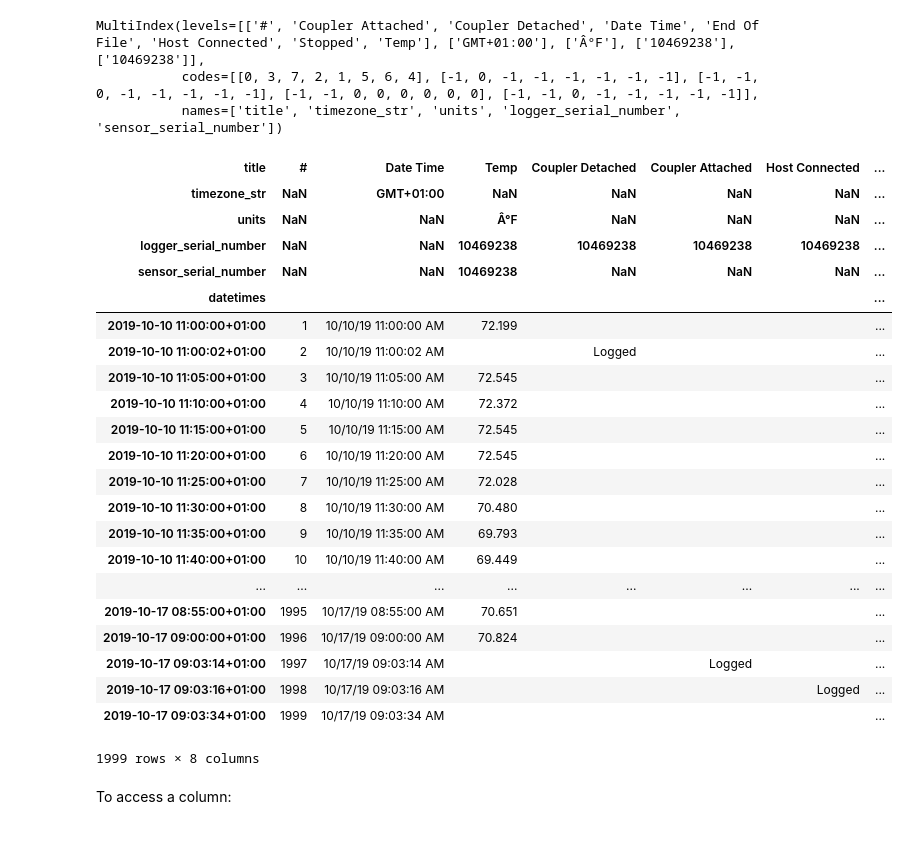
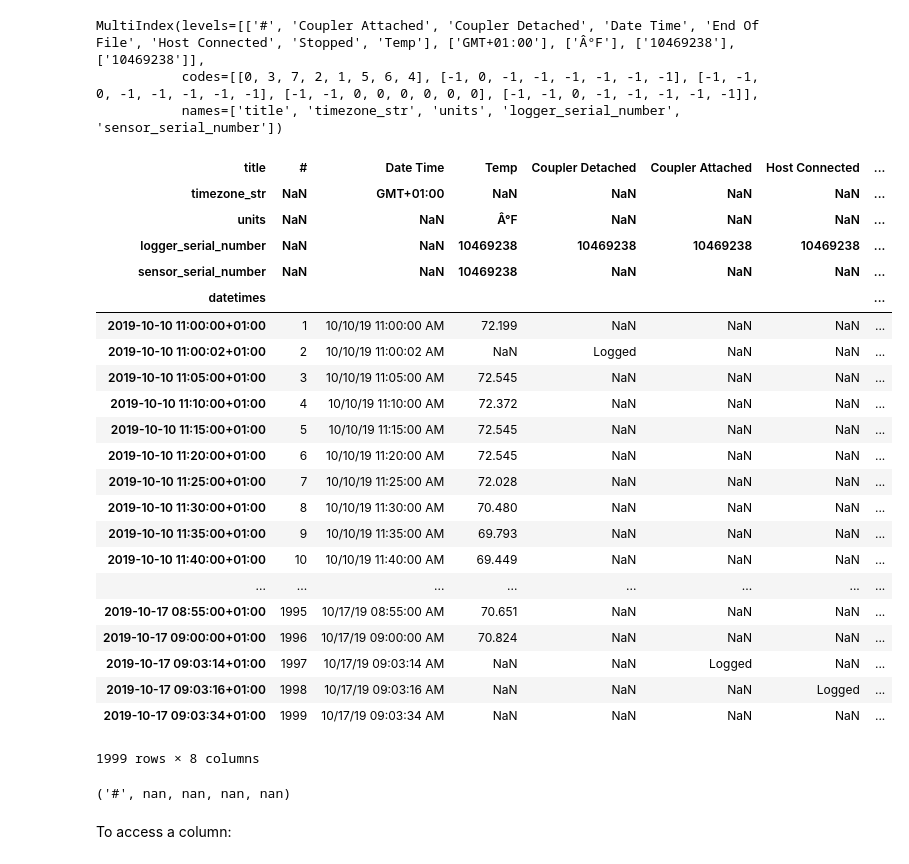
Before and after one commit to building-energy/hoboreader, a Jupyter notebook: development/development - creating a DataFrame.ipynb, the cells around one changed output. Drawn from its saved outputs; the diff is of its cells as text; code cells hidden in the pictures.

```diff
--- a/development/development - creating a DataFrame.ipynb
+++ b/development/development - creating a DataFrame.ipynb
@@ -66,38 +66,55 @@ MultiIndex(levels=[['#', 'Coupler Attached', 'Coupler Detached', 'Date Time', 'E
            codes=[[0, 3, 7, 2, 1, 5, 6, 4], [-1, 0, -1, -1, -1, -1, -1, -1], [-1, -1, 0, -1, -1, -1, -1, -1], [-1, -1, 0, 0, 0, 0, 0, 0], [-1, -1, 0, -1, -1, -1, -1, -1]],
            names=['title', 'timezone_str', 'units', 'logger_serial_number', 'sensor_serial_number'])
 # %%
+import numpy as np
 def get_dataframe(header_list,data_rows):
     columns=get_dataframe_column_multiindex(header_list)
     index=pd.Index(hr.datetimes, name='datetimes')
     df=pd.DataFrame(columns=columns,data=data_rows,index=index)
+
+    df=df.replace('',np.nan)
+
+    # convert strings to numerical values where possible
+    for col in df.columns:
+        if not col[0] in ['#','Date Time']:
+            titles=df.columns.get_level_values('title')
+            try:
+                df[col]=pd.to_numeric(df[col])
+            except ValueError:
+                pass
+
     return df
 
 df=get_dataframe(hr.header_list,hr.data_rows)
 df
 # %% [output]
 | title | # | Date Time | Temp | Coupler Detached | Coupler Attached | Host Connected | ... |
 | timezone_str | NaN | GMT+01:00 | NaN | NaN | NaN | NaN | ... |
 | units | NaN | NaN | Â°F | NaN | NaN | NaN | ... |
 | logger_serial_number | NaN | NaN | 10469238 | 10469238 | 10469238 | 10469238 | ... |
 | sensor_serial_number | NaN | NaN | 10469238 | NaN | NaN | NaN | ... |
 | datetimes |  |  |  |  |  |  | ... |
-| 2019-10-10 11:00:00+01:00 | 1 | 10/10/19 11:00:00 AM | 72.199 |  |  |  | ... |
-| 2019-10-10 11:00:02+01:00 | 2 | 10/10/19 11:00:02 AM |  | Logged |  |  | ... |
-| 2019-10-10 11:05:00+01:00 | 3 | 10/10/19 11:05:00 AM | 72.545 |  |  |  | ... |
-| 2019-10-10 11:10:00+01:00 | 4 | 10/10/19 11:10:00 AM | 72.372 |  |  |  | ... |
-| 2019-10-10 11:15:00+01:00 | 5 | 10/10/19 11:15:00 AM | 72.545 |  |  |  | ... |
-| 2019-10-10 11:20:00+01:00 | 6 | 10/10/19 11:20:00 AM | 72.545 |  |  |  | ... |
-| 2019-10-10 11:25:00+01:00 | 7 | 10/10/19 11:25:00 AM | 72.028 |  |  |  | ... |
-| 2019-10-10 11:30:00+01:00 | 8 | 10/10/19 11:30:00 AM | 70.480 |  |  |  | ... |
-| 2019-10-10 11:35:00+01:00 | 9 | 10/10/19 11:35:00 AM | 69.793 |  |  |  | ... |
-| 2019-10-10 11:40:00+01:00 | 10 | 10/10/19 11:40:00 AM | 69.449 |  |  |  | ... |
+| 2019-10-10 11:00:00+01:00 | 1 | 10/10/19 11:00:00 AM | 72.199 | NaN | NaN | NaN | ... |
+| 2019-10-10 11:00:02+01:00 | 2 | 10/10/19 11:00:02 AM | NaN | Logged | NaN | NaN | ... |
+| 2019-10-10 11:05:00+01:00 | 3 | 10/10/19 11:05:00 AM | 72.545 | NaN | NaN | NaN | ... |
+| 2019-10-10 11:10:00+01:00 | 4 | 10/10/19 11:10:00 AM | 72.372 | NaN | NaN | NaN | ... |
+| 2019-10-10 11:15:00+01:00 | 5 | 10/10/19 11:15:00 AM | 72.545 | NaN | NaN | NaN | ... |
+| 2019-10-10 11:20:00+01:00 | 6 | 10/10/19 11:20:00 AM | 72.545 | NaN | NaN | NaN | ... |
+| 2019-10-10 11:25:00+01:00 | 7 | 10/10/19 11:25:00 AM | 72.028 | NaN | NaN | NaN | ... |
+| 2019-10-10 11:30:00+01:00 | 8 | 10/10/19 11:30:00 AM | 70.480 | NaN | NaN | NaN | ... |
+| 2019-10-10 11:35:00+01:00 | 9 | 10/10/19 11:35:00 AM | 69.793 | NaN | NaN | NaN | ... |
+| 2019-10-10 11:40:00+01:00 | 10 | 10/10/19 11:40:00 AM | 69.449 | NaN | NaN | NaN | ... |
 | ... | ... | ... | ... | ... | ... | ... | ... |
-| 2019-10-17 08:55:00+01:00 | 1995 | 10/17/19 08:55:00 AM | 70.651 |  |  |  | ... |
-| 2019-10-17 09:00:00+01:00 | 1996 | 10/17/19 09:00:00 AM | 70.824 |  |  |  | ... |
-| 2019-10-17 09:03:14+01:00 | 1997 | 10/17/19 09:03:14 AM |  |  | Logged |  | ... |
-| 2019-10-17 09:03:16+01:00 | 1998 | 10/17/19 09:03:16 AM |  |  |  | Logged | ... |
-| 2019-10-17 09:03:34+01:00 | 1999 | 10/17/19 09:03:34 AM |  |  |  |  | ... |
+| 2019-10-17 08:55:00+01:00 | 1995 | 10/17/19 08:55:00 AM | 70.651 | NaN | NaN | NaN | ... |
+| 2019-10-17 09:00:00+01:00 | 1996 | 10/17/19 09:00:00 AM | 70.824 | NaN | NaN | NaN | ... |
+| 2019-10-17 09:03:14+01:00 | 1997 | 10/17/19 09:03:14 AM | NaN | NaN | Logged | NaN | ... |
+| 2019-10-17 09:03:16+01:00 | 1998 | 10/17/19 09:03:16 AM | NaN | NaN | NaN | Logged | ... |
+| 2019-10-17 09:03:34+01:00 | 1999 | 10/17/19 09:03:34 AM | NaN | NaN | NaN | NaN | ... |
 1999 rows × 8 columns
+# %%
+df.columns[0]
+# %% [output]
+('#', nan, nan, nan, nan)
 # %% [markdown]
 To access a column:
 # %%
```
Also changed, not shown: parts of 3 cells of this notebook, 6 other files.
